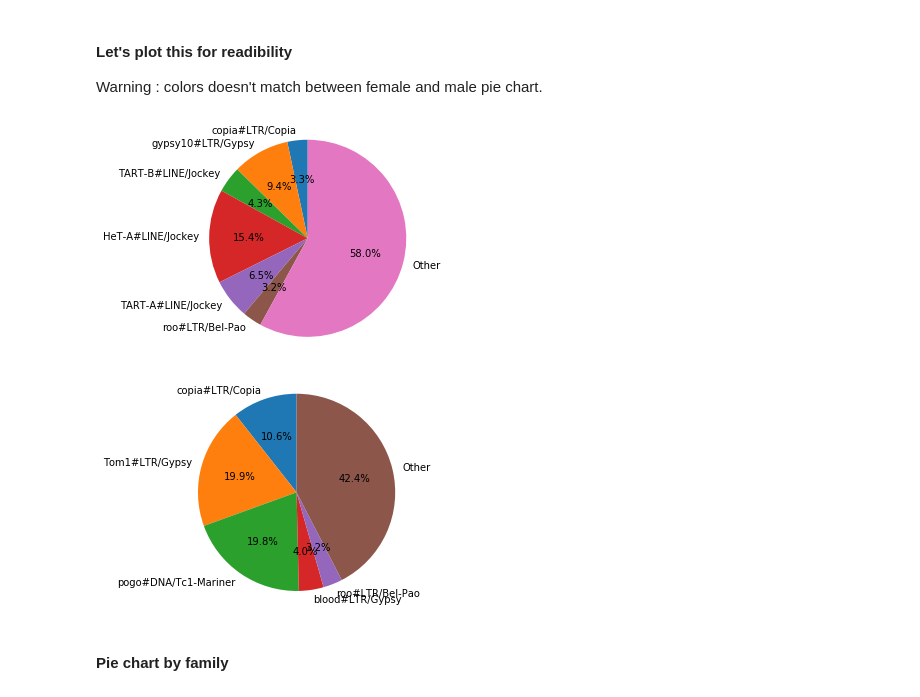
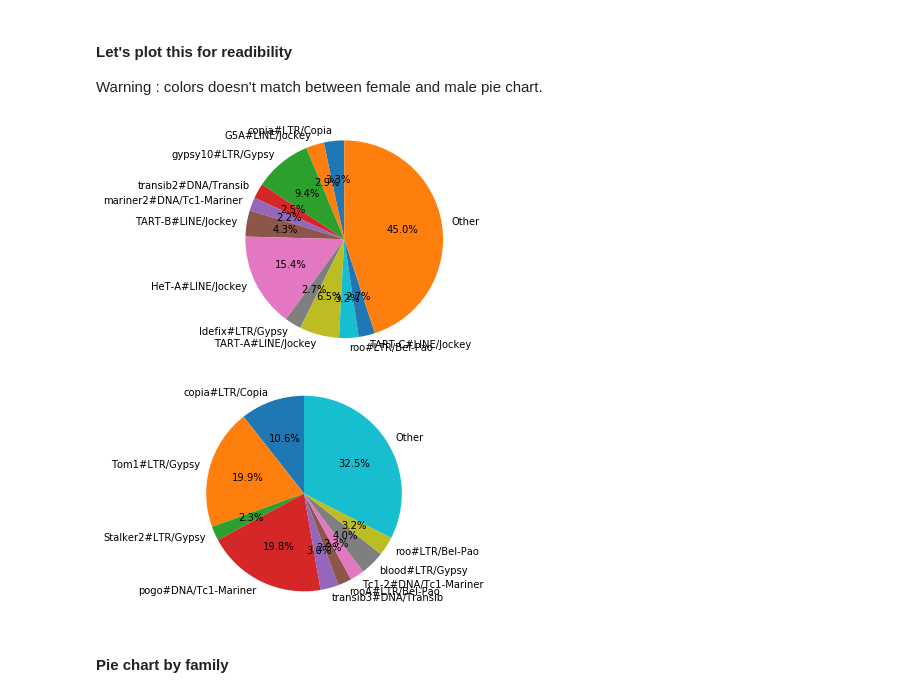
Before and after one commit to EricAmren/goth101_TE_analysis, a Jupyter notebook: cristina_TE_notebook.ipynb, the cells around one changed output. Saved outputs shown, nothing was run; the diff lists cells and outputs as text; code cells hidden in the pictures.

```diff
--- a/cristina_TE_notebook.ipynb
+++ b/cristina_TE_notebook.ipynb
@@ -187,35 +185,35 @@ Warning : colors doesn't match between female and male pie chart.
 # %%
 import matplotlib.pyplot as plt
 
 ## FEMALE PIE CHART
 
-def get_simple_pie_chart_from_consensus(consensus_counting_dict, min_ratio_threshold = 0.03):
+def get_simple_pie_chart_from_consensus(consensus_counting_dict, min_ratio_threshold = 0.02):
     total_count = sum(consensus_counting_dict.values())
     other_count = 0
     label_list = []
     count_list = []
     for feature, count in consensus_counting_dict.items():
         ratio = 0 if count == 0 else count/total_count
         # ratio = 0 if count == 0 else count/total_count_female
         if ratio >= min_ratio_threshold:
             label_list.append(feature)
             count_list.append(count)
         else:
             other_count += count
     label_list.append('Other')
     count_list.append(other_count)
 
     fig1, ax1 = plt.subplots()
     ax1.pie(count_list, labels=label_list, autopct='%1.1f%%', startangle=90)
     ax1.axis('equal')  # Equal aspect ratio ensures that pie is drawn as a circle.
 
     plt.show()
 
 get_simple_pie_chart_from_consensus(consensus_counting_female_dict)
 get_simple_pie_chart_from_consensus(consensus_counting_male_dict)
 # %% [output]
-[figure, old version]
+[figure, new version]
-[figure, old version]
+[figure, new version]
 # %% [markdown]
 #### Pie chart by family
 # %%
```
Also changed, not shown: parts of 2 cells of this notebook.
